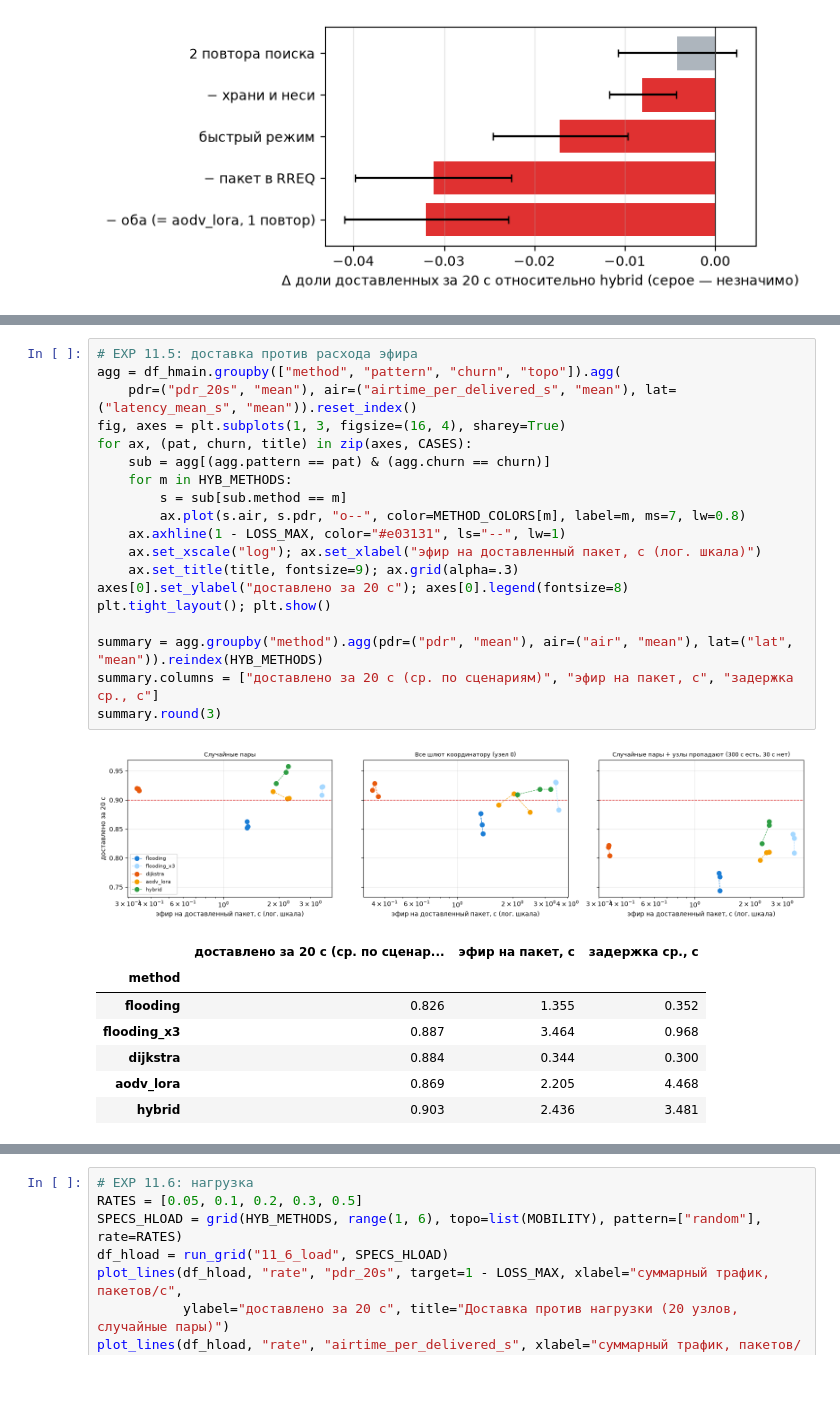
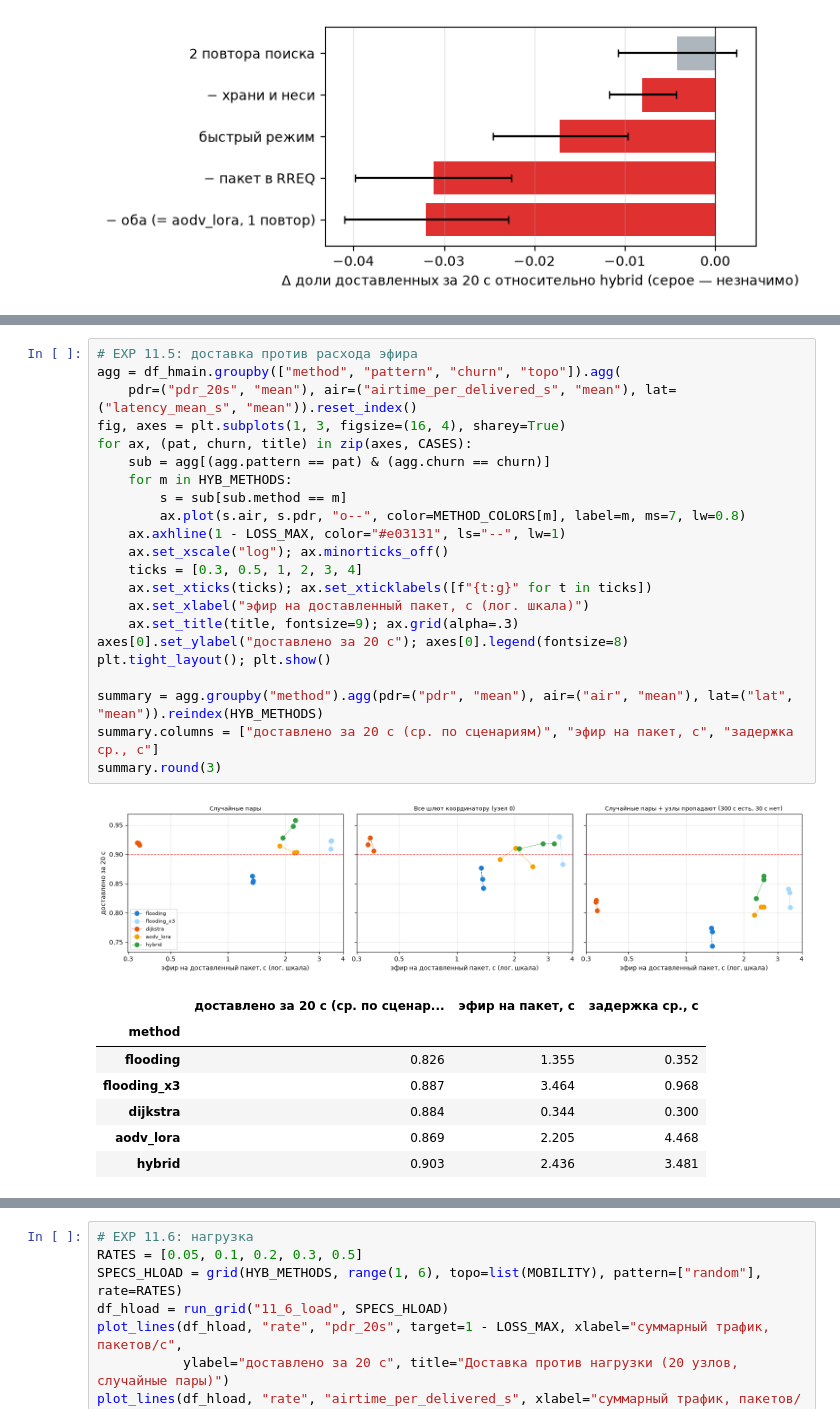
Before and after one commit to algocamp-mesh/mesh-routing-optimization, a Jupyter notebook: mesh_routing_hybrid.ipynb, the cells around one changed output, grey strips where cells are left out. Saved outputs shown, nothing was run; the diff lists cells and outputs as text; blank space fills up the shorter version.

```diff
--- a/mesh_routing_hybrid.ipynb
+++ b/mesh_routing_hybrid.ipynb
@@ -2647,24 +2677,27 @@ hybrid: доставлено за 20 с 0.941, эфир 2.39 с, задержк
 # %%
 # EXP 11.5: доставка против расхода эфира
 agg = df_hmain.groupby(["method", "pattern", "churn", "topo"]).agg(
     pdr=("pdr_20s", "mean"), air=("airtime_per_delivered_s", "mean"), lat=("latency_mean_s", "mean")).reset_index()
 fig, axes = plt.subplots(1, 3, figsize=(16, 4), sharey=True)
 for ax, (pat, churn, title) in zip(axes, CASES):
     sub = agg[(agg.pattern == pat) & (agg.churn == churn)]
     for m in HYB_METHODS:
         s = sub[sub.method == m]
         ax.plot(s.air, s.pdr, "o--", color=METHOD_COLORS[m], label=m, ms=7, lw=0.8)
     ax.axhline(1 - LOSS_MAX, color="#e03131", ls="--", lw=1)
-    ax.set_xscale("log"); ax.set_xlabel("эфир на доставленный пакет, с (лог. шкала)")
+    ax.set_xscale("log"); ax.minorticks_off()
+    ticks = [0.3, 0.5, 1, 2, 3, 4]
+    ax.set_xticks(ticks); ax.set_xticklabels([f"{t:g}" for t in ticks])
+    ax.set_xlabel("эфир на доставленный пакет, с (лог. шкала)")
     ax.set_title(title, fontsize=9); ax.grid(alpha=.3)
 axes[0].set_ylabel("доставлено за 20 с"); axes[0].legend(fontsize=8)
 plt.tight_layout(); plt.show()
 
 summary = agg.groupby("method").agg(pdr=("pdr", "mean"), air=("air", "mean"), lat=("lat", "mean")).reindex(HYB_METHODS)
 summary.columns = ["доставлено за 20 с (ср. по сценариям)", "эфир на пакет, с", "задержка ср., с"]
 summary.round(3)
 # %% [output]
-[figure, old version]
+[figure, new version]
 |  | доставлено за 20 с (ср. по сценар... | эфир на пакет, с | задержка ср., с |
 | method |  |  |  |
 | flooding | 0.826 | 1.355 | 0.352 |
```
Also changed, not shown: parts of 11 cells of this notebook, 10 other files.
